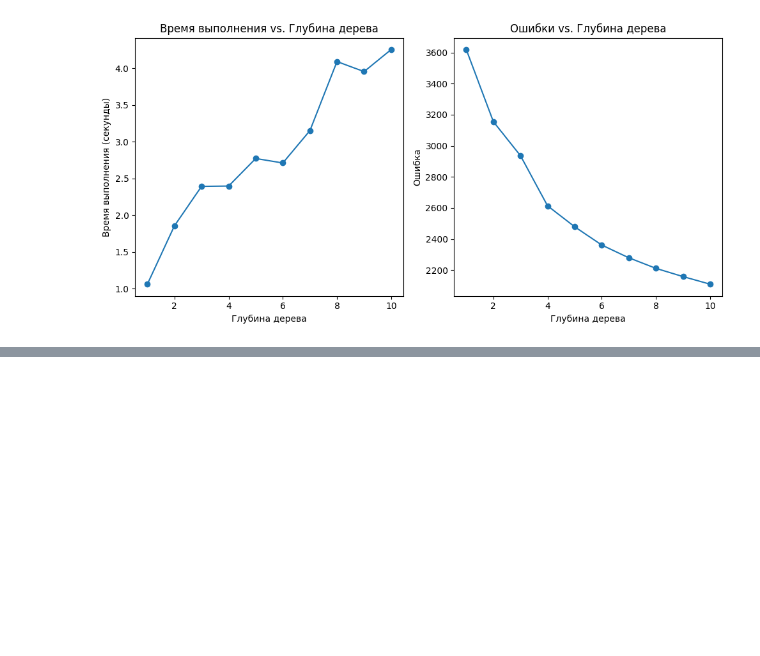
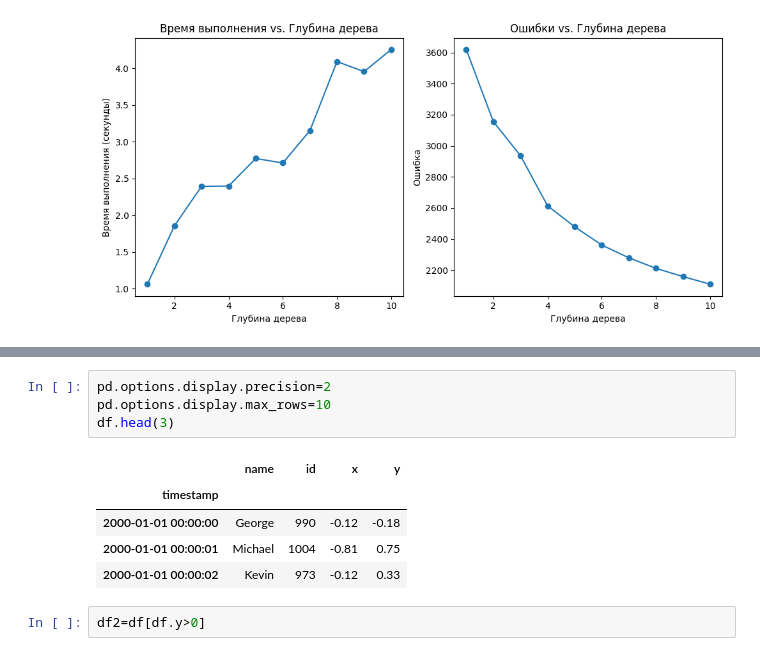
Before and after one commit to maximarbuzov/maxim, a Jupyter notebook: Untitled6.ipynb, the cells around one changed output, grey strips where cells are left out. Saved outputs shown, nothing was run; the diff lists cells and outputs as text; blank space fills up the shorter version.

```diff
--- a/Untitled6.ipynb
+++ b/Untitled6.ipynb
@@ -804,0 +922,12 @@ plt.show()
+# %%
+pd.options.display.precision=2
+pd.options.display.max_rows=10
+df.head(3)
+# %% [output]
+|  | name | id | x | y |
+| timestamp |  |  |  |  |
+| 2000-01-01 00:00:00 | George | 990 | -0.12 | -0.18 |
+| 2000-01-01 00:00:01 | Michael | 1004 | -0.81 | 0.75 |
+| 2000-01-01 00:00:02 | Kevin | 973 | -0.12 | 0.33 |
+# %%
+df2=df[df.y>0]
```
Also changed, not shown: parts of 25 cells of this notebook.
